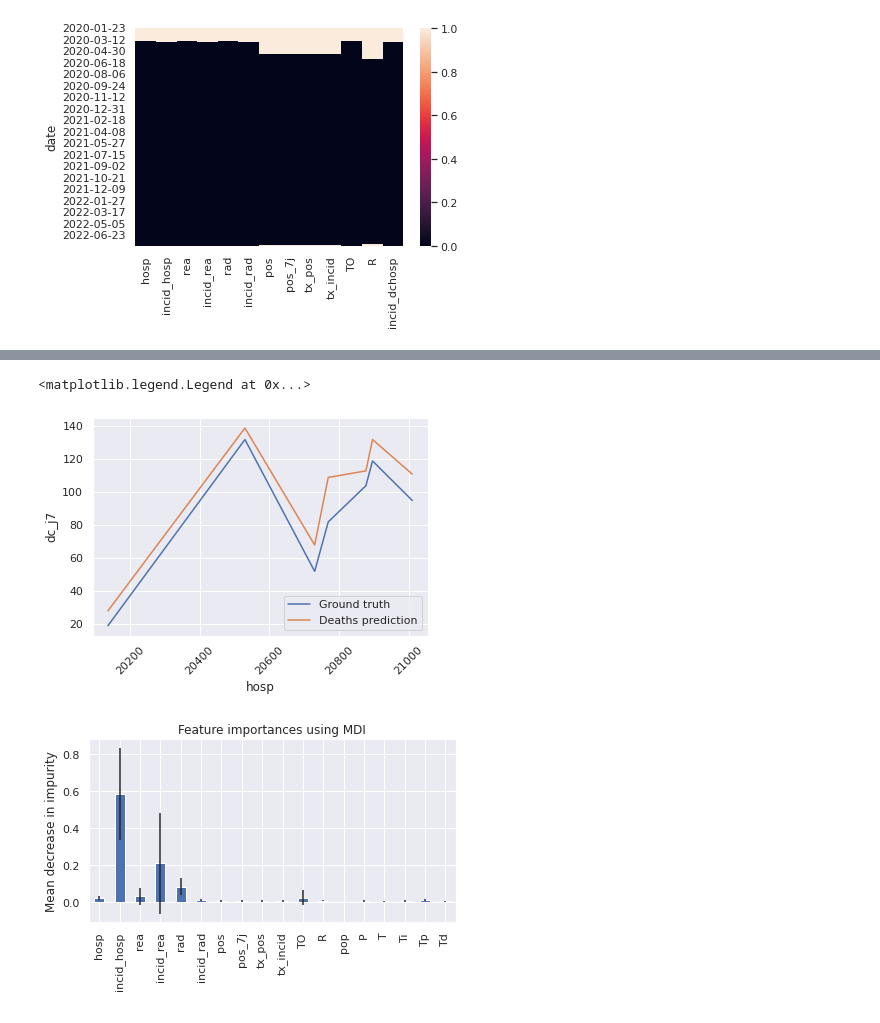
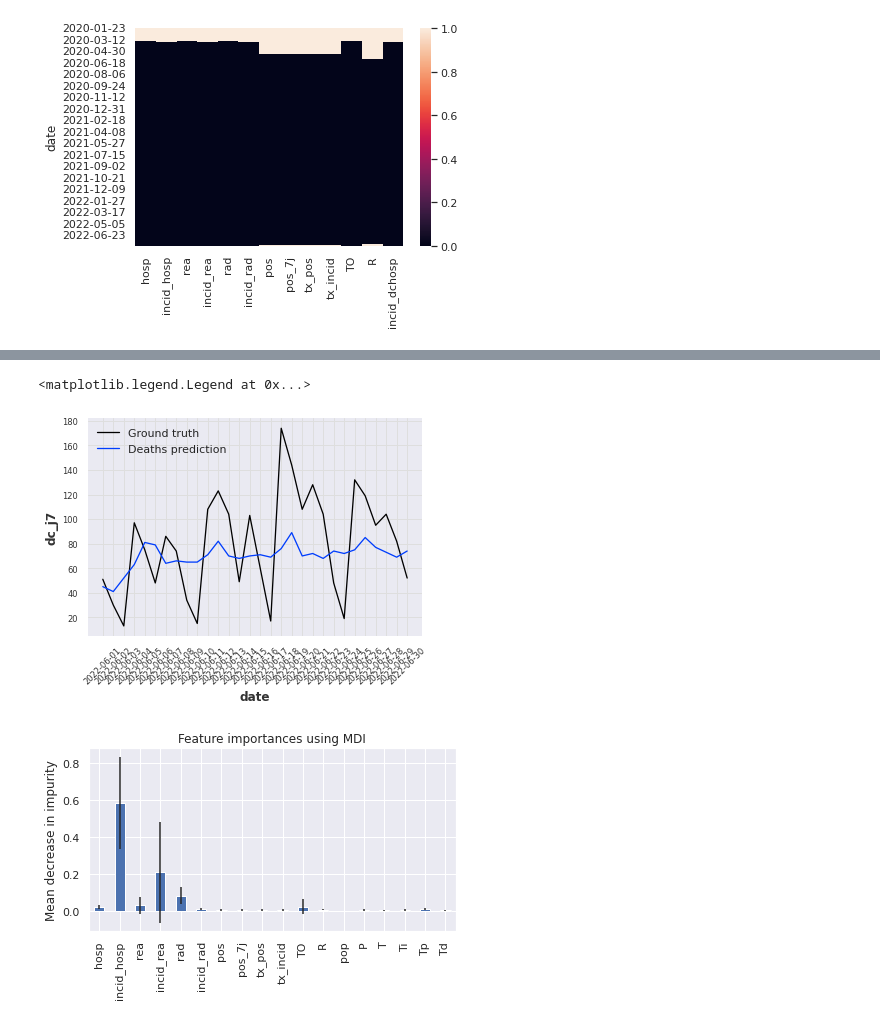
Before and after one commit to WLDCH/covid19-deaths-prediction, a Jupyter notebook: model_training.ipynb, the cells around one changed output, grey strips where cells are left out. Cells and saved outputs as stored; diff of their text form; code cells hidden in the pictures.

```diff
--- a/model_training.ipynb
+++ b/model_training.ipynb
@@ -72,7 +72,7 @@ covid_df = covid_df[['date'] + features + target].dropna()
 # %%
 def get_j7_dc(row):
     try:
-        j7_date = datetime.datetime.strftime(datetime.datetime.strptime(row['date'], '%Y-%m-%d') + datetime.timedelta(days=7), '%Y-%m-%d')
+        j7_date = datetime.datetime.strftime(datetime.datetime.strptime(row['date'], '%Y-%m-%d') + datetime.timedelta(days=30), '%Y-%m-%d')
         j7_dc = covid_df.loc[covid_df.date == j7_date, 'incid_dchosp'].values[0]
         return(j7_dc)
     except:
@@ -82,7 +82,7 @@ covid_df.loc[:, 'dc_j7'] = covid_df.apply(get_j7_dc, axis=1)
 covid_df = covid_df.loc[covid_df.dc_j7 != -1, :]
 covid_df.set_index('date', inplace=True)
 # %%
-df_train, df_val = covid_df.iloc[:-7], covid_df.iloc[-7:]
+df_train, df_val = covid_df.iloc[:-30], covid_df.iloc[-30:]
 
 X_train, y_train = df_train[features], df_train['dc_j7']
 X_val, y_val = df_val[features], df_val['dc_j7']
@@ -116,12 +126,12 @@ date
 Name: dc_j7, dtype: float64
 # %%
 plt.xticks(rotation=45)
-sns.lineplot(x=covid_df.iloc[-7:, 0], y=y_val, label='Ground truth')
-sns.lineplot(x=covid_df.iloc[-7:, 0], y=y_pred, label='Deaths prediction')
+sns.lineplot(x=covid_df.index[-30:], y=y_val, label='Ground truth')
+sns.lineplot(x=covid_df.index[-30:], y=y_pred, label='Deaths prediction')
 plt.legend()
 # %% [output]
 <matplotlib.legend.Legend at 0x...>
-[figure, old version]
+[figure, new version]
 # %%
 importances = rf.feature_importances_
 forest_importances = pd.Series(importances, index=features)
```
Also changed, not shown: parts of 16 cells of this notebook.
